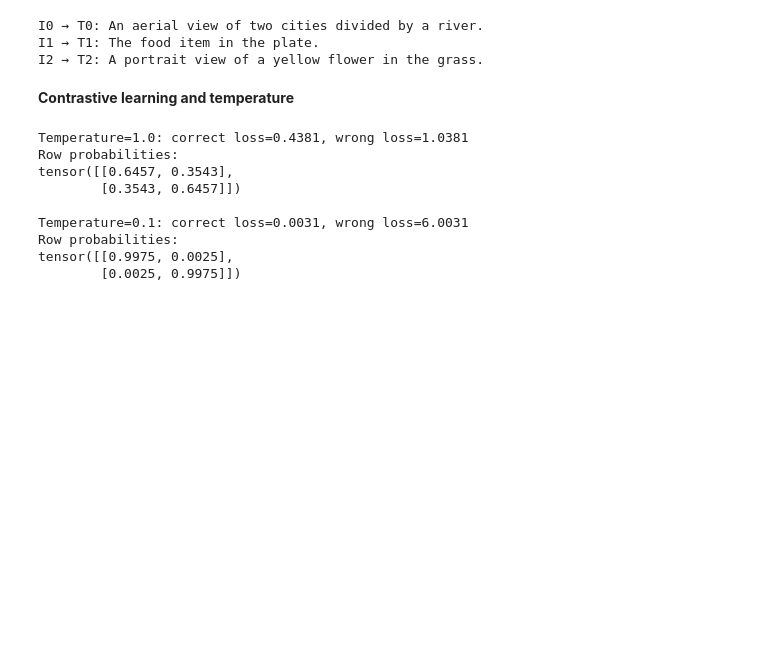
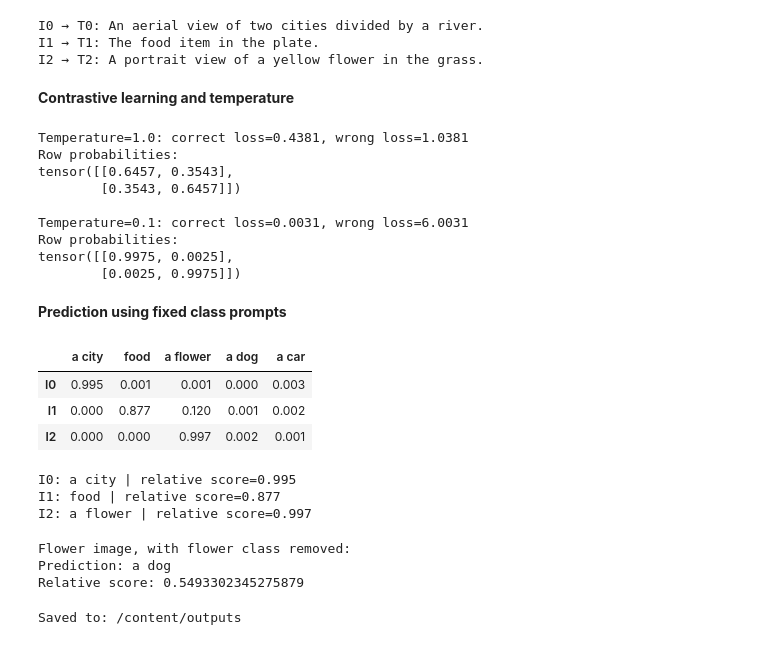
Before and after one commit to mdmohsin212/modern-vision-multimodal-lab, a Jupyter notebook: MLLM/image text representation/01_clip_foundations_retrieval.ipynb, the cells around one changed output. Cells and saved outputs as stored; diff of their text form; code cells hidden in the pictures; blank space fills up the shorter version.

```diff
--- a/MLLM/image text representation/01_clip_foundations_retrieval.ipynb
+++ b/MLLM/image text representation/01_clip_foundations_retrieval.ipynb
@@ -222,3 +222,80 @@ Temperature=0.1: correct loss=0.0031, wrong loss=6.0031
 Row probabilities:
 tensor([[0.9975, 0.0025],
         [0.0025, 0.9975]])
+# %% [markdown]
+**Prediction using fixed class prompts**
+# %%
+labels = ["a city", "food", "a flower", "a dog", "a car"]
+prompts = [f"a photo of {label}." for label in labels]
+
+batch = processor(
+    images=images,
+    text=prompts,
+    padding=True,
+    truncation=True,
+    max_length=77,
+    return_tensors="pt"
+).to(device)
+# %%
+with torch.inference_mode():
+    zero_outputs = model(**batch)
+
+logits = zero_outputs.logits_per_image.float().cpu()
+relative_scores = logits.softmax(dim=-1)
+
+zero_shot_df = pd.DataFrame(
+    relative_scores.numpy(),
+    index=["I0", "I1", "I2"],
+    columns=labels
+)
+
+display(zero_shot_df.round(3))
+# %% [output]
+|  | a city | food | a flower | a dog | a car |
+| I0 | 0.995 | 0.001 | 0.001 | 0.000 | 0.003 |
+| I1 | 0.000 | 0.877 | 0.120 | 0.001 | 0.002 |
+| I2 | 0.000 | 0.000 | 0.997 | 0.002 | 0.001 |
+# %%
+for i in range(3):
+    predicted = relative_scores[i].argmax().item()
+    print(
+        f"I{i}: {labels[predicted]} "
+        f"| relative score={relative_scores[i, predicted]:.3f}"
+    )
+# %% [output]
+I0: a city | relative score=0.995
+I1: food | relative score=0.877
+I2: a flower | relative score=0.997
+# %%
+keep = [i for i, label in enumerate(labels) if label != "a flower"]
+
+reduced_scores = logits[2, keep].softmax(dim=-1)
+best = reduced_scores.argmax().item()
+
+print("Flower image, with flower class removed:")
+print("Prediction:", labels[keep[best]])
+print("Relative score:", reduced_scores[best].item())
+# %% [output]
+Flower image, with flower class removed:
+Prediction: a dog
+Relative score: 0.5493302345275879
+# %%
+torch.save(
+    {
+        "model_id": MODEL_ID,
+        "torch_version": torch.__version__,
+        "transformers_version": transformers.__version__,
+        "image_ids": image_ids,
+        "captions": captions,
+        "image_embeddings": image_embeddings,
+        "text_embeddings": text_embeddings,
+    },
+    OUTPUTS / "day1_clip_demo_embeddings.pt"
+)
+
+similarity_df.to_csv(OUTPUTS / "day1_similarity.csv")
+zero_shot_df.to_csv(OUTPUTS / "day1_zero_shot_scores.csv")
+
+print("Saved to:", OUTPUTS)
+# %% [output]
+Saved to: /content/outputs
```
